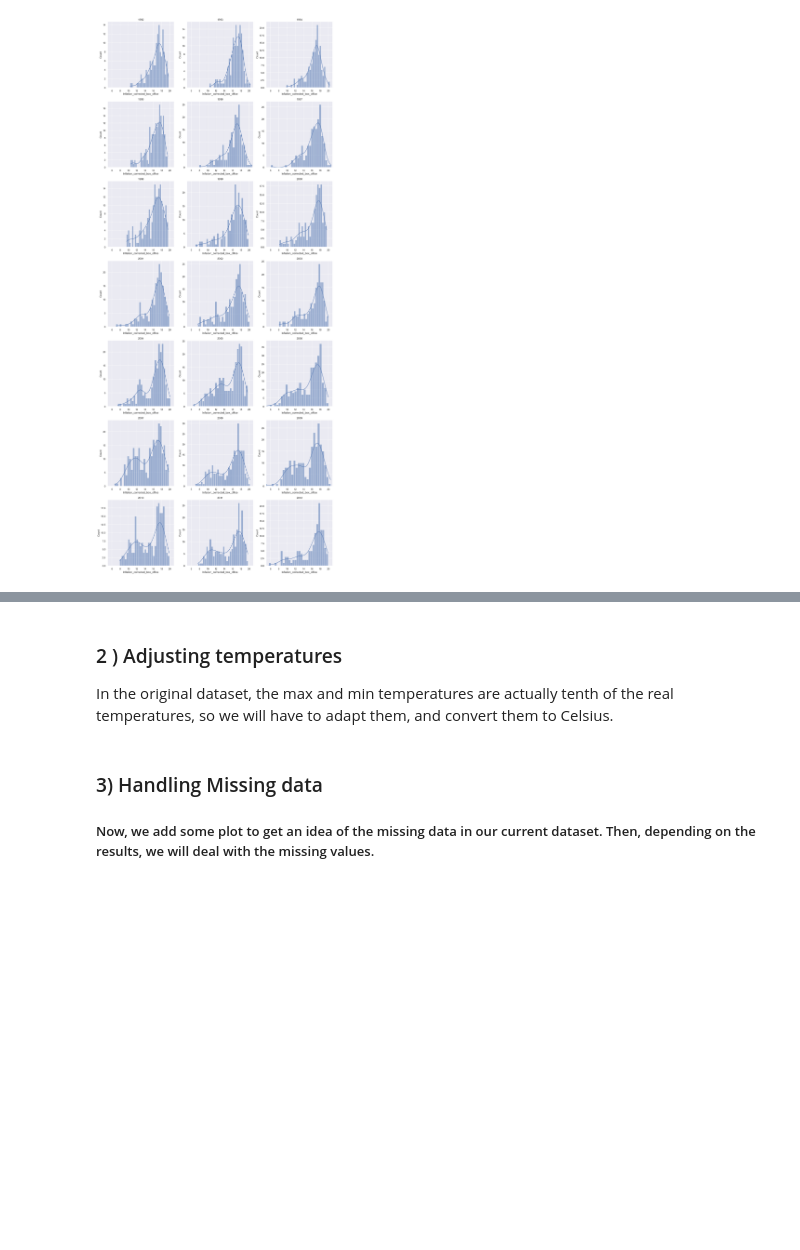
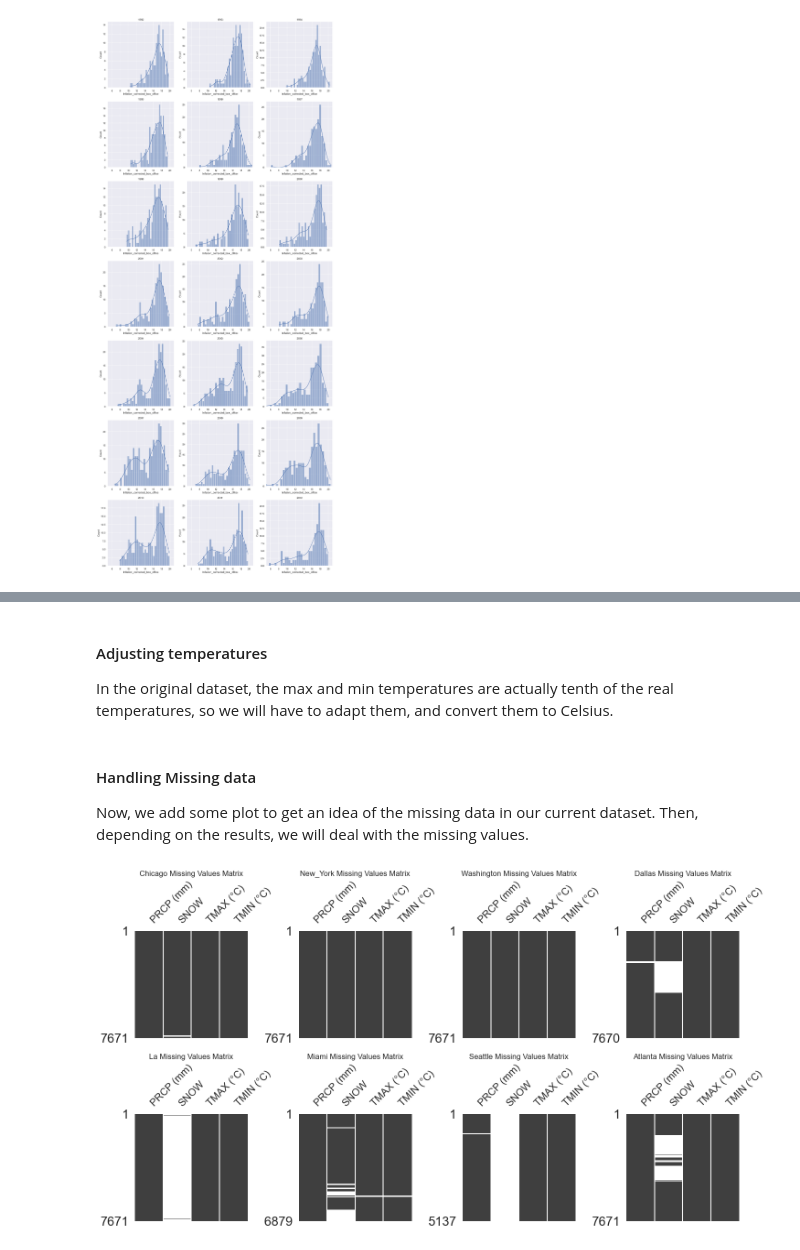
Before and after one commit to epfl-ada/ada-2023-project-abracadata, a Jupyter notebook: Milestone2.ipynb, the cells around one changed output, grey strips where cells are left out. Cells and saved outputs as stored; diff of their text form; code cells hidden in the pictures; blank space fills up the shorter version.

```diff
--- a/Milestone2.ipynb
+++ b/Milestone2.ipynb
@@ -536,7 +556,7 @@ for city in cities:
     # Filter the dataframe based on the date range
     globals()[city] = globals()[city][(globals()[city].index >= start_date) & (globals()[city].index <= end_date)]
 # %% [markdown]
-### 2 ) Adjusting temperatures
+#### Adjusting temperatures
 In the original dataset, the max and min temperatures are actually tenth of the real temperatures, so we will have to adapt them, and convert them to Celsius.
 # %%
 for city in cities:
@@ -549,31 +569,33 @@ for city in cities:
 
     globals()[city] = globals()[city].rename(columns={'PRCP': 'PRCP (mm)'})
 # %% [markdown]
-### 3) Handling Missing data
-##### Now, we add some plot to get an idea of the missing data in our current dataset. Then, depending on the results, we will deal with the missing values.
+#### Handling Missing data
+Now, we add some plot to get an idea of the missing data in our current dataset. Then, depending on the results, we will deal with the missing values.
 # %%
 # Determine the layout of the subplots
 n_rows = 2  # Adjust as needed
 n_cols = (len(cities) + 1) // 2  # Adjust to fit all cities
 
 # Create the subplots
 fig, axes = plt.subplots(n_rows, n_cols, figsize=(15, 8))
 fig.tight_layout(pad=4.0, h_pad=8.0)  # Adjust h_pad to add space between rows
 
 # Flatten the axes array for easy iteration if it's 2D
 axes = axes.flatten()
 
 for i, city in enumerate(cities):
     # Plot missing values matrix using missingno
-    msno.matrix(globals()[city], ax=axes[i])
+    msno.matrix(globals()[city], ax=axes[i], sparkline=False)
     axes[i].set_title(f'{city.title()} Missing Values Matrix')
 
 # Hide any unused subplots
 for j in range(i + 1, len(axes)):
     axes[j].axis('off')
 
 # Show the plot
 plt.show()
+# %% [output]
+[figure, added]
 # %%
 for city in cities:
     # Count missing values for each column in the current city
```
Also changed, not shown: parts of 39 cells of this notebook, 3 other files.
